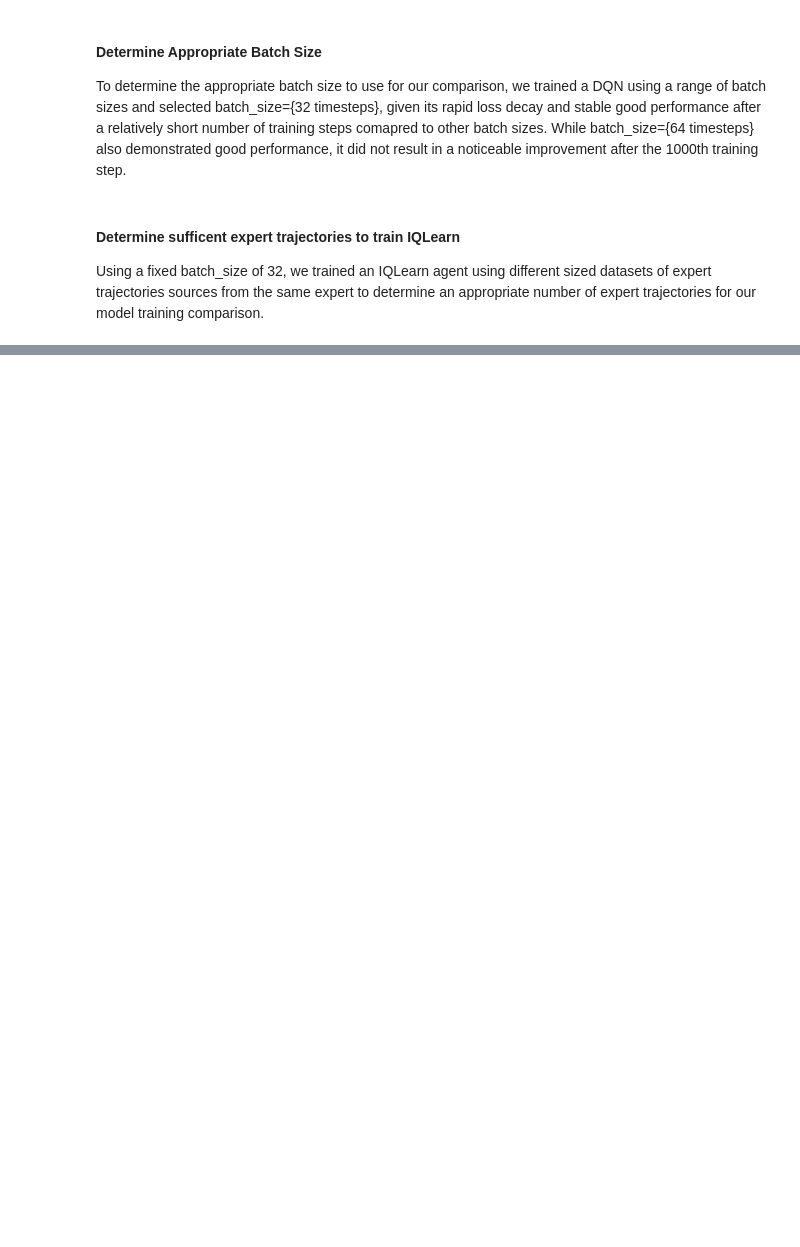
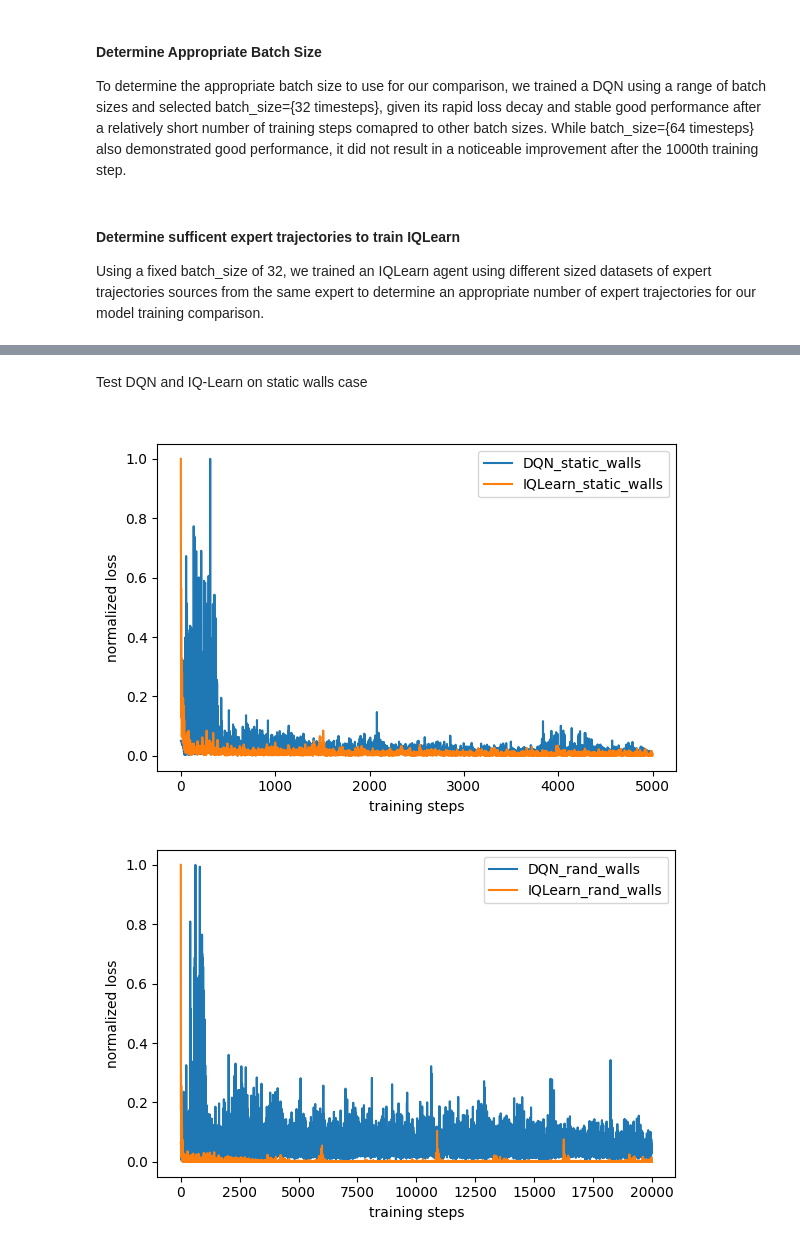
Before and after one commit to syntactic/DeepReinforcementLearning, a Jupyter notebook: Group9_FinalProject/analysis.ipynb, the cells around one changed output, grey strips where cells are left out. Saved outputs shown, nothing was run; the diff lists cells and outputs as text; code cells hidden in the pictures; blank space fills up the shorter version.

Commit message:
created data folder and put results in for different tests

```diff
--- a/Group9_FinalProject/analysis.ipynb
+++ b/Group9_FinalProject/analysis.ipynb
@@ -93,0 +40,3 @@ plot_distance_ratios({"DQN":distance_ratios_DQN_drop, "IQLearn": distance_ratios
+# %% [markdown]
+Test DQN and IQ-Learn on static walls case
+####
@@ -93,0 +63,22 @@ plot_distance_ratios({"DQN":distance_ratios_DQN_drop, "IQLearn": distance_ratios
+# %%
+""" compare noramlized loss between the four models """
+
+# load in the data
+DQN_static_walls_loss = load_pickle_data("data/DQN_static_walls/DQN_losses_randwalls_False.pkl")
+DQN_rand_walls_loss = load_pickle_data("data/DQN_rand_walls/DQN_losses_randwalls_True.pkl")
+IQLearn_static_walls_loss = load_pickle_data("data/IQLearn_static_walls/IQLearn_losses_randwalls_False.pkl")
+IQLearn_rand_walls_loss = load_pickle_data("data/IQLearn_rand_walls/IQLearn_losses_randwalls_True.pkl")
+
+
+plot_losses({"DQN_static_walls":DQN_static_walls_loss,
+             "IQLearn_static_walls":IQLearn_static_walls_loss},
+             name="static_walls_",
+             folder_path="data/")
+
+plot_losses({"DQN_rand_walls":DQN_rand_walls_loss,
+             "IQLearn_rand_walls":IQLearn_rand_walls_loss},
+             name="rand_walls_",
+             folder_path="data/")
+# %% [output]
+[figure, added]
+[figure, added]
```
Also changed, not shown: parts of 11 cells of this notebook, 28 other files.
